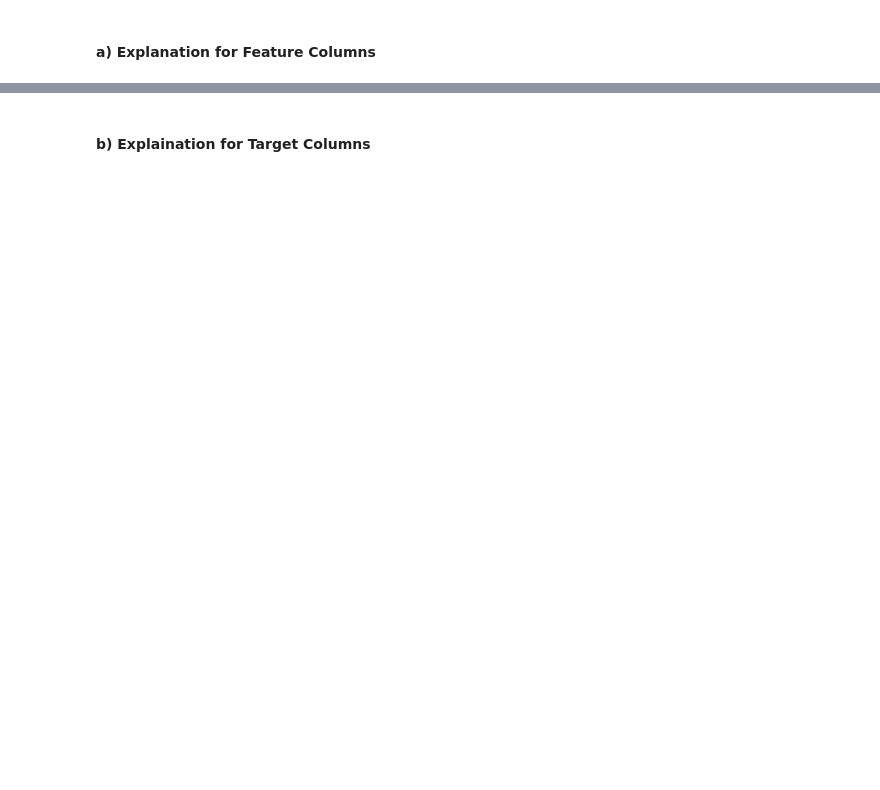
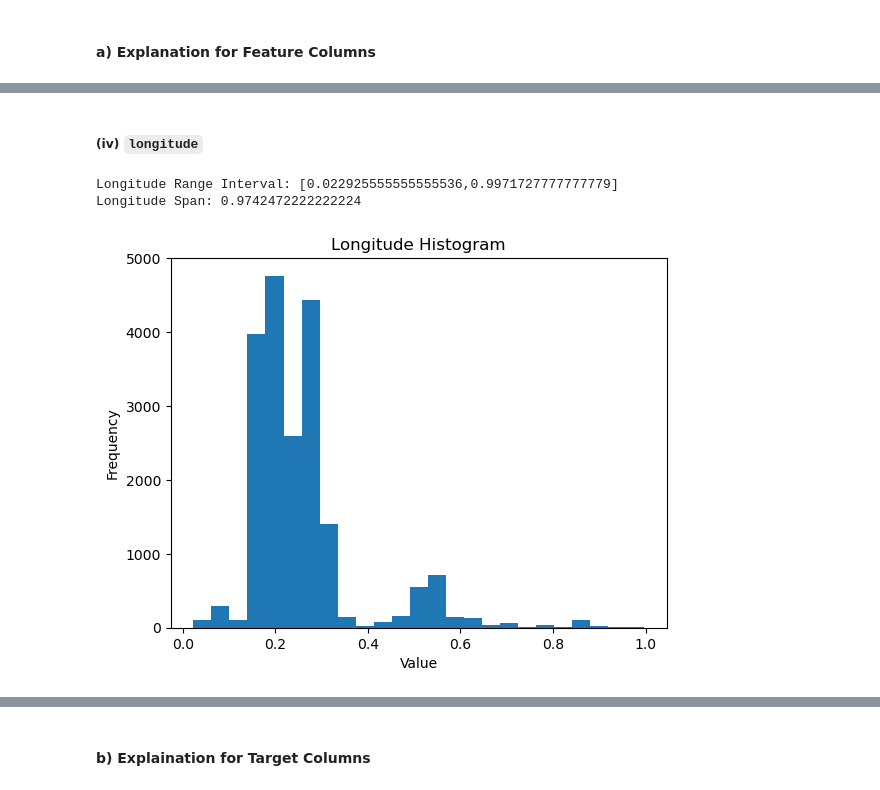
Before and after one commit to LookItVal/FinalProject, a Jupyter notebook: revised_final.ipynb, the cells around one changed output, grey strips where cells are left out. Drawn from its saved outputs; the diff is of its cells as text; code cells hidden in the pictures; blank space fills up the shorter version.

```diff
--- a/revised_final.ipynb
+++ b/revised_final.ipynb
@@ -632,0 +1646,9 @@ del taxonomy
+# %% [markdown]
+##### (iv) `longitude`
+# %%
+print_range(df['longitude'], 'Longitude')
+plot_histogram(df['longitude'], 'Longitude Histogram')
+# %% [output]
+Longitude Range Interval: [0.022925555555555536,0.9971727777777779]
+Longitude Span: 0.9742472222222224
+[figure, added]
```
Also changed, not shown: parts of 119 cells of this notebook, 7 other files.
